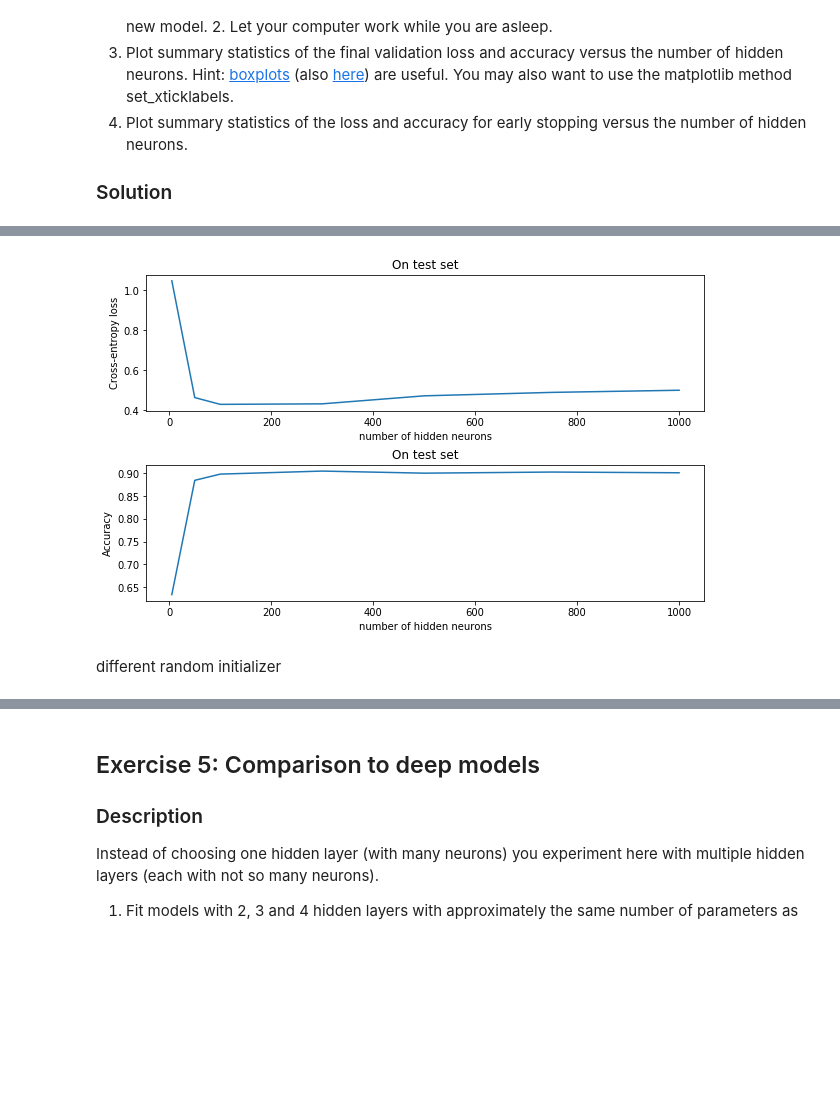
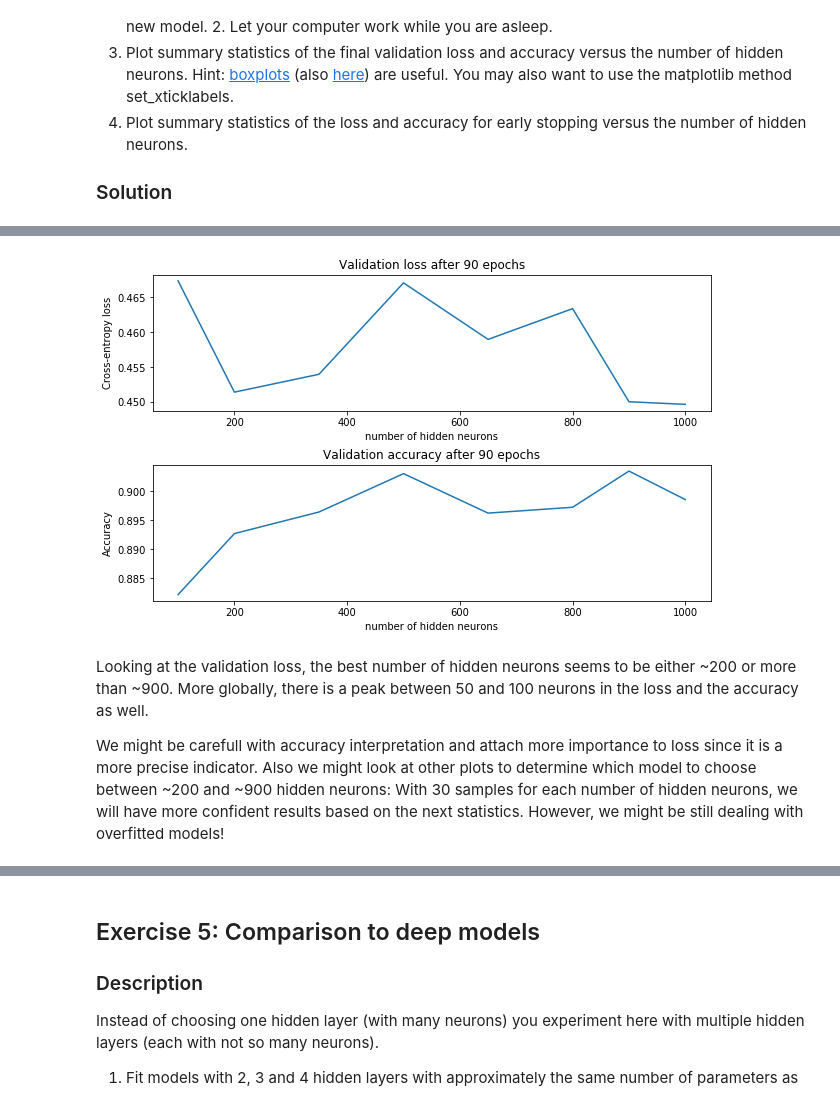
Before and after one commit to SSappy/ANN-Project-1, a Jupyter notebook: miniproject1.ipynb, the cells around one changed output, grey strips where cells are left out. Cells and saved outputs as stored; diff of their text form; code cells hidden in the pictures; blank space fills up the shorter version.

```diff
--- a/miniproject1.ipynb
+++ b/miniproject1.ipynb
@@ -596,10 +596,10 @@ Investigate how the best validation loss and accuracy depends on the number of h
 """
 Parameters
 """
-hidden_units = [5, 50, 100, 300, 500, 650, 800, 1000]
+hidden_units = [10, 50, 100, 200, 350, 500, 650, 800, 900, 1000]
 batch_size = 128
 num_classes = len(subset_of_classes)
-epochs = 100
+epochs = 90
 input_shape = (16*16,)
 optimizer = Adam()
 # %%
@@ -635,21 +649,23 @@ Test accuracy: 0.589785521103
 # %%
 plt.subplots_adjust(hspace=0.4)
 plt.subplot(2,1,1)
-plt.plot(hidden, test_losses)
-plt.title('On test set')
+plt.plot(hidden_units[2:], test_losses[2:])
+plt.title('Validation loss after 90 epochs')
 plt.ylabel('Cross-entropy loss')
 plt.xlabel('number of hidden neurons')
 
 plt.subplot(2,1,2)
-plt.plot(hidden, test_accs)
-plt.title('On test set')
+plt.plot(hidden_units[2:], test_accs[2:])
+plt.title('Validation accuracy after 90 epochs')
 plt.ylabel('Accuracy')
 plt.xlabel('number of hidden neurons')
 plt.show()
 # %% [output]
-[figure, old version]
+[figure, new version]
-# %% [markdown]
-different random initializer
+# %% [markdown]
+Looking at the validation loss, the best number of hidden neurons seems to be either ~200 or more than ~900. More globally, there is a peak between 50 and 100 neurons in the loss and the accuracy as well.
+
+We might be carefull with accuracy interpretation and attach more importance to loss since it is a more precise indicator. Also we might look at other plots to determine which model to choose between ~200 and ~900 hidden neurons: With 30 samples for each number of hidden neurons, we will have more confident results based on the next statistics. However, we might be still dealing with overfitted models!
 # %%
 loss_multi = []
 acc_multi = []
```
Also changed, not shown: parts of 11 cells of this notebook.
